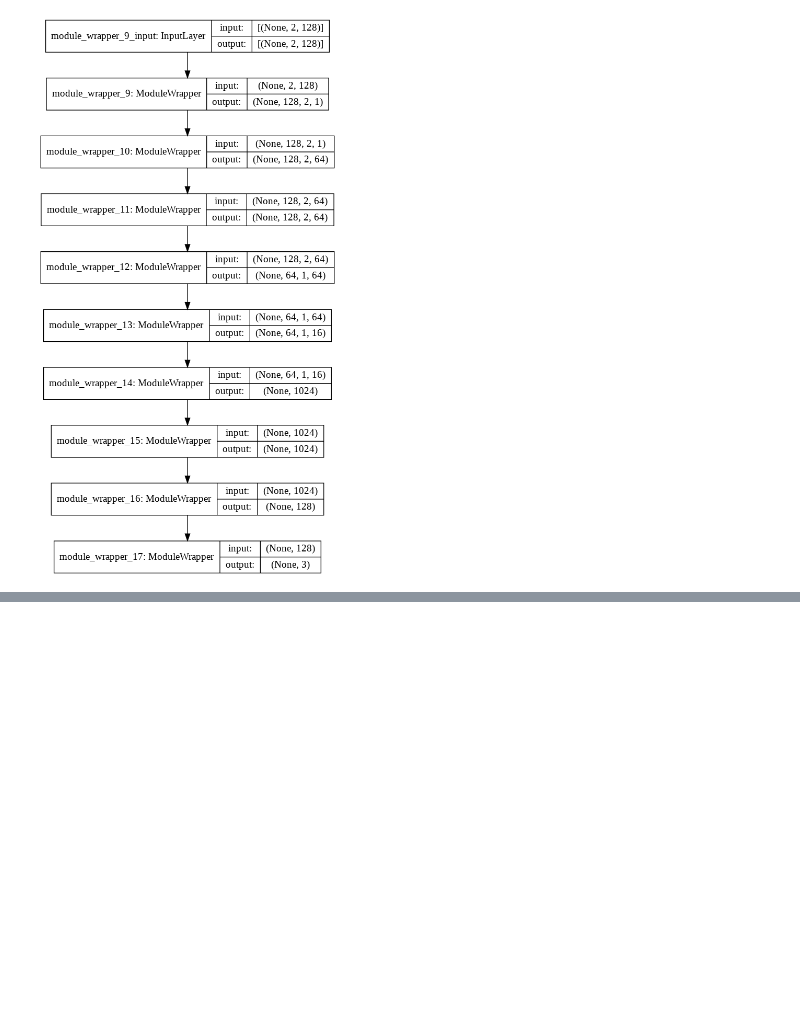
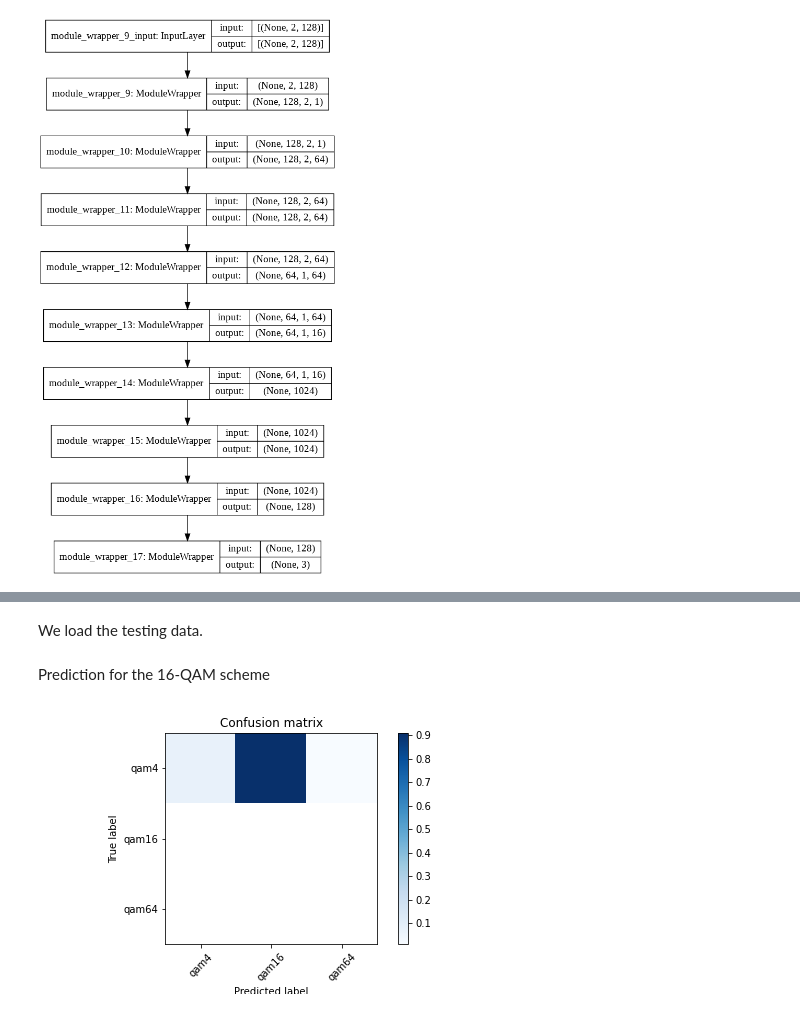
Before and after one commit to ceffrosynis/Index-Modulation, a Jupyter notebook: CNN/modulation_classifier.ipynb, the cells around one changed output, grey strips where cells are left out. Cells and saved outputs as stored; diff of their text form; code cells hidden in the pictures; blank space fills up the shorter version.

```diff
--- a/CNN/modulation_classifier.ipynb
+++ b/CNN/modulation_classifier.ipynb
@@ -155,0 +167,44 @@ plt.savefig('foo.png')
+# %% [markdown]
+We load the testing data.
+# %%
+with open('/content/drive/My Drive/mmDataset.pkl', 'br') as f:
+    Xd1 = cPickle.load(f, encoding='latin1')
+# %%
+def divide_chunks(l, n):
+
+    # looping till length l
+    for i in range(0, len(l), n):
+        yield l[i:i + n]
+
+mods = ['ofdm']
+X1 = []
+lbl1 = []
+for mod in mods:
+  print(mod)
+  chunksReal = list(divide_chunks(list(map(float, Xd1[mod][0])), 128))[:-1]
+  chunksImag = list(divide_chunks(list(map(float, Xd1[mod][1])), 128))[:-1]
+  chunks = list(map(list, zip(chunksReal, chunksImag)))
+  X1.append(chunks)
+  for i in range(len(chunks)):  lbl1.append(mod)
+X1 = np.vstack(X1)
+# %% [markdown]
+Prediction for the 16-QAM scheme
+# %%
+# Plot confusion matrix
+X_test = np.vstack(X1[1]).reshape(1, 2, 128)
+print(X_test)
+test_Y_hat = model.predict(X_test, batch_size=batch_size)
+print(test_Y_hat)
+conf = np.zeros([len(classes),len(classes)])
+confnorm = np.zeros([len(classes),len(classes)])
+for i in range(0,X_test.shape[0]):
+    j = 0
+    k = int(np.argmax(test_Y_hat[i,:]))
+    conf[j,k] = conf[j,k] + 1
+
+for i in range(0,len(classes)):
+    confnorm[i,:] = conf[i,:] / np.sum(conf[i,:])
+plot_confusion_matrix(confnorm, labels=classes)
+plt.savefig('confMatrix16.png')
+# %% [output]
+[figure, added]
```
Also changed, not shown: parts of 5 cells of this notebook.
